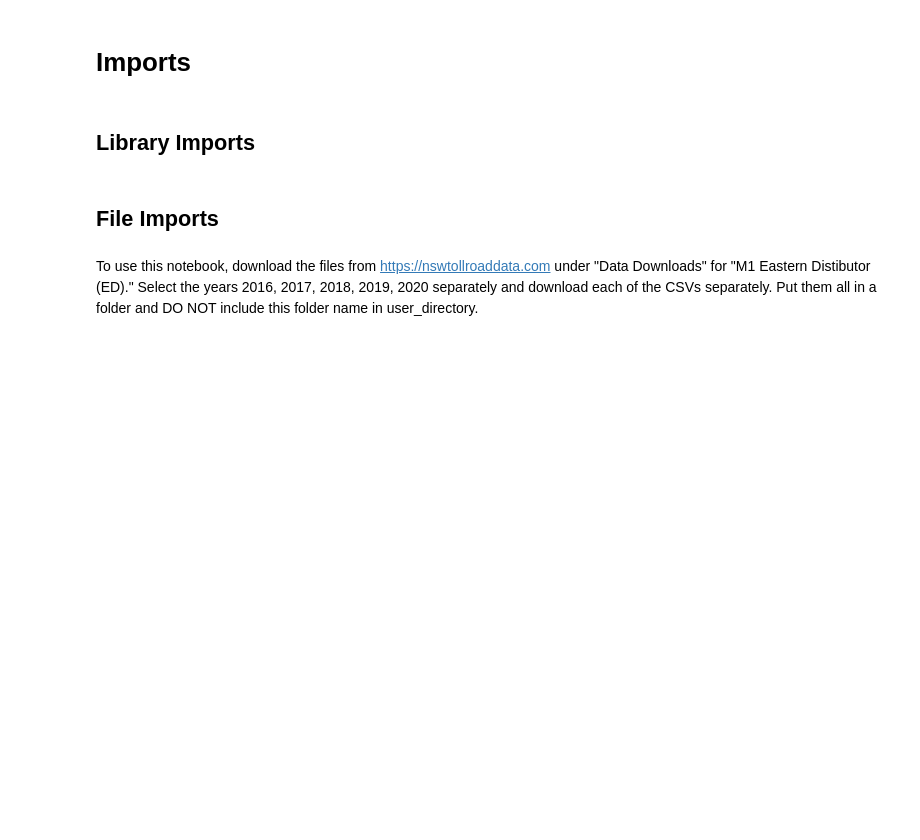
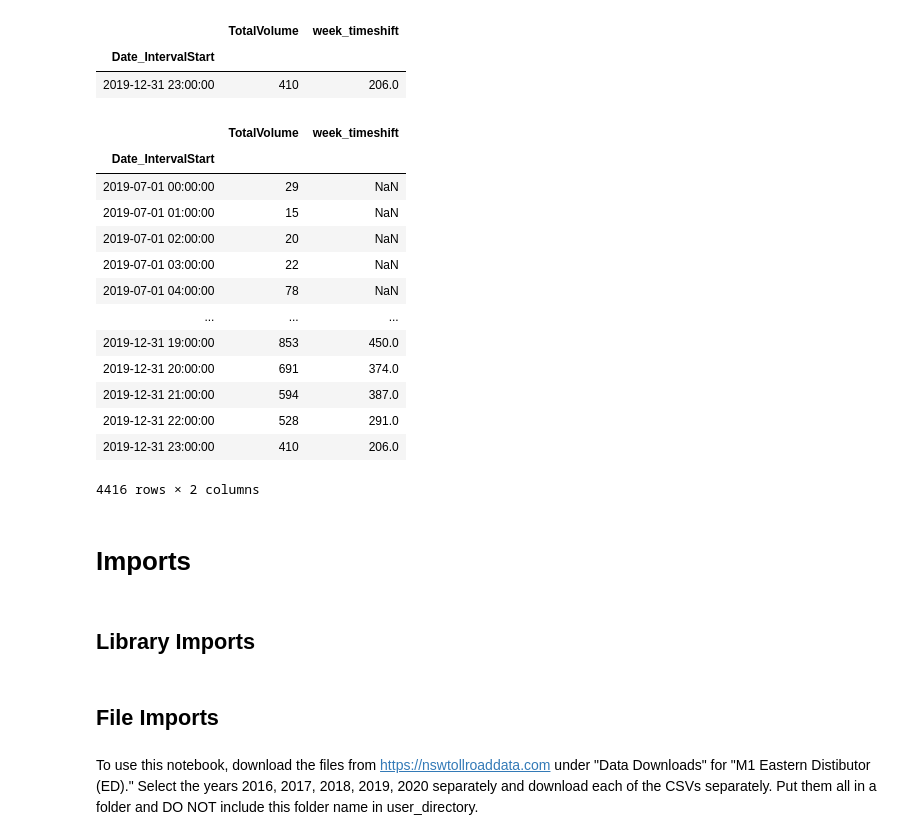
Before and after one commit to trevohearn/TrafficFlowData, a Jupyter notebook: Sydney_traffic.ipynb, the cells around one changed output. Cells and saved outputs as stored; diff of their text form; code cells hidden in the pictures; blank space fills up the shorter version.

```diff
--- a/Sydney_traffic.ipynb
+++ b/Sydney_traffic.ipynb
@@ -12,0 +41,11 @@ slicedf = df.tail(100)
+# %%
+df.tail(1)
+# %% [output]
+|  | TotalVolume | week_timeshift |
+| Date_IntervalStart |  |  |
+| 2019-12-31 23:00:00 | 410 | 206.0 |
+# %%
+start = df.index[0]
+end = df.index[-1]
+# %%
+slicedf = df.loc[start : end]
@@ -13,3 +54,20 @@ slicedf = df.tail(100)
+# %%
+slicedf
+# %% [output]
+|  | TotalVolume | week_timeshift |
+| Date_IntervalStart |  |  |
+| 2019-07-01 00:00:00 | 29 | NaN |
+| 2019-07-01 01:00:00 | 15 | NaN |
+| 2019-07-01 02:00:00 | 20 | NaN |
+| 2019-07-01 03:00:00 | 22 | NaN |
+| 2019-07-01 04:00:00 | 78 | NaN |
+| ... | ... | ... |
+| 2019-12-31 19:00:00 | 853 | 450.0 |
+| 2019-12-31 20:00:00 | 691 | 374.0 |
+| 2019-12-31 21:00:00 | 594 | 387.0 |
+| 2019-12-31 22:00:00 | 528 | 291.0 |
+| 2019-12-31 23:00:00 | 410 | 206.0 |
+4416 rows × 2 columns
 # %% [markdown]
 # Imports
 # %% [markdown]
```
Also changed, not shown: parts of 4 cells of this notebook, 1 other file.
